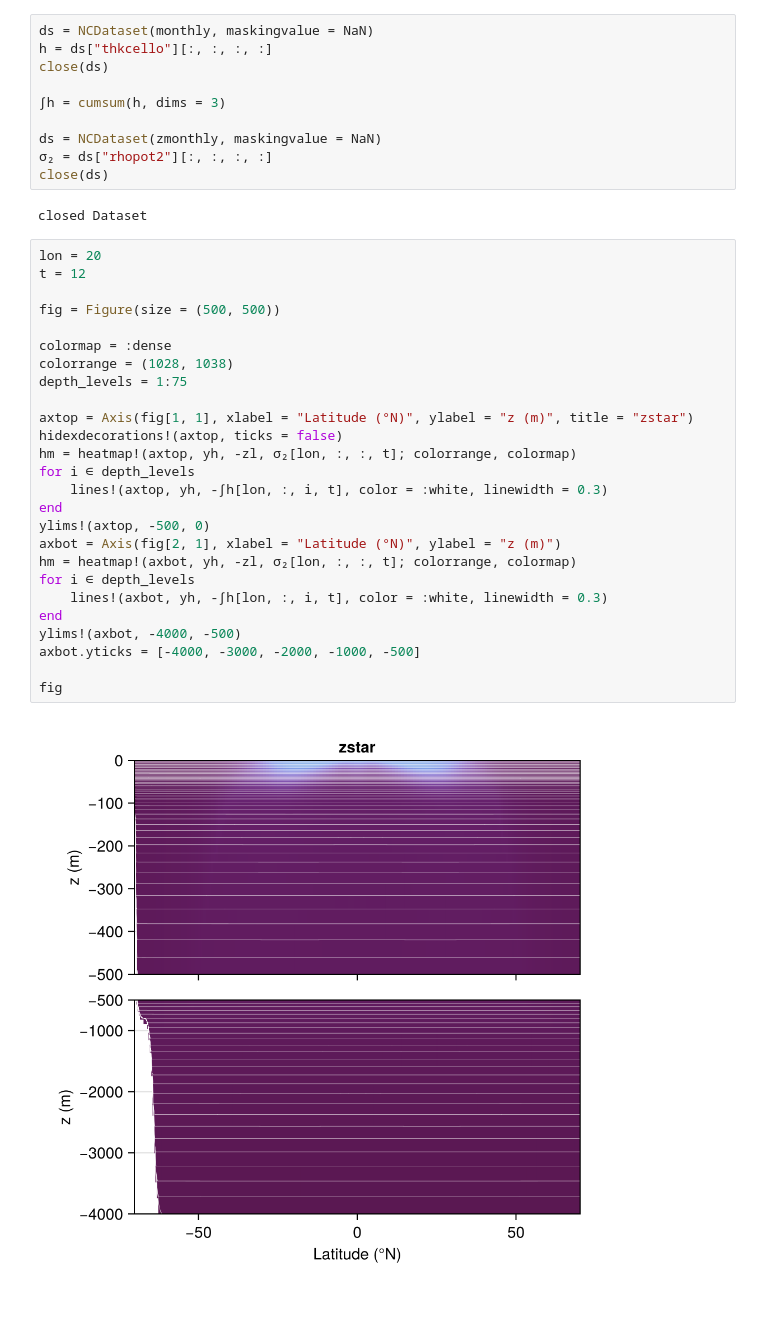
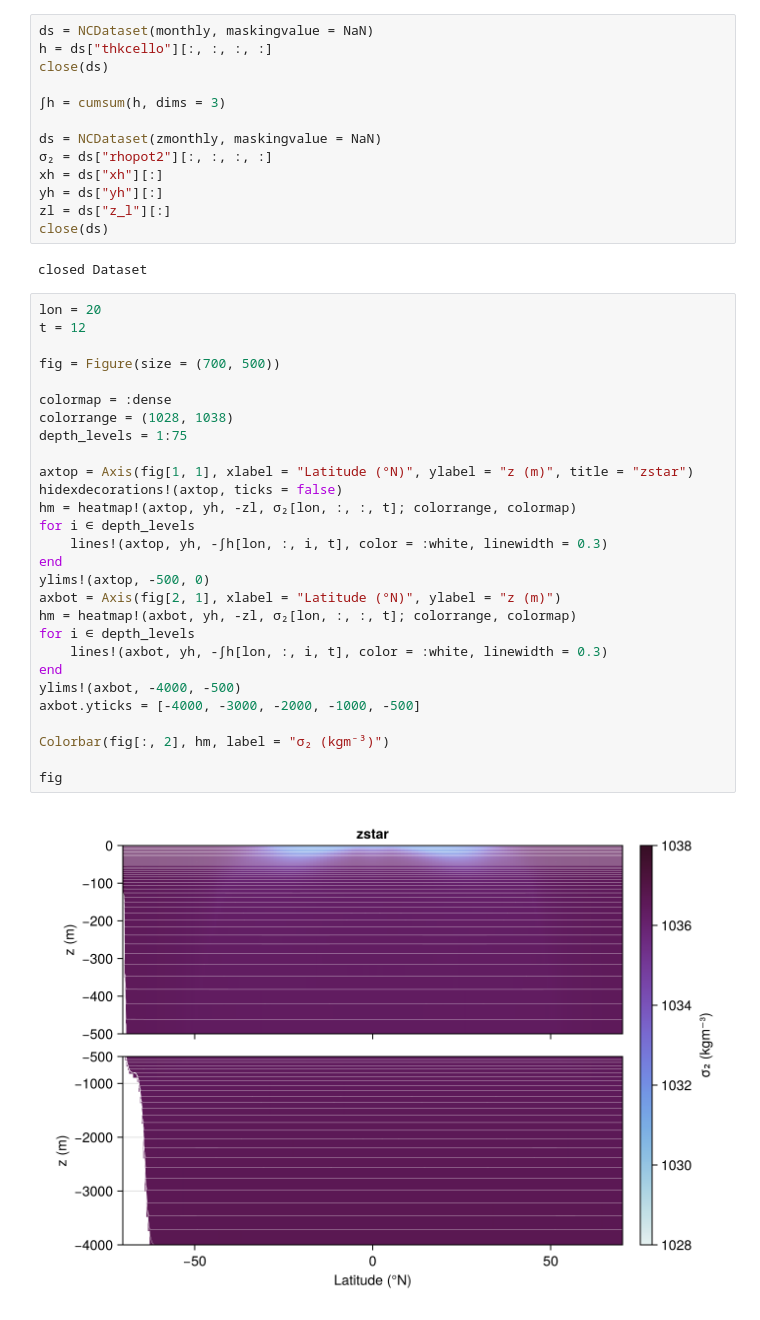
Before and after one commit to jbisits/anu-tub, a Jupyter notebook: output/zstar/one_deg_zstar.ipynb, the cells around one changed output. Cells and saved outputs as stored; diff of their text form.

```diff
--- a/output/zstar/one_deg_zstar.ipynb
+++ b/output/zstar/one_deg_zstar.ipynb
@@ -85,34 +74,39 @@ close(ds)
 
 ds = NCDataset(zmonthly, maskingvalue = NaN)
 σ₂ = ds["rhopot2"][:, :, :, :]
+xh = ds["xh"][:]
+yh = ds["yh"][:]
+zl = ds["z_l"][:]
 close(ds)
 # %% [output]
 closed Dataset
 # %%
 lon = 20
 t = 12
 
-fig = Figure(size = (500, 500))
+fig = Figure(size = (700, 500))
 
 colormap = :dense
 colorrange = (1028, 1038)
 depth_levels = 1:75
 
 axtop = Axis(fig[1, 1], xlabel = "Latitude (°N)", ylabel = "z (m)", title = "zstar")
 hidexdecorations!(axtop, ticks = false)
 hm = heatmap!(axtop, yh, -zl, σ₂[lon, :, :, t]; colorrange, colormap)
 for i ∈ depth_levels
     lines!(axtop, yh, -∫h[lon, :, i, t], color = :white, linewidth = 0.3)
 end
 ylims!(axtop, -500, 0)
 axbot = Axis(fig[2, 1], xlabel = "Latitude (°N)", ylabel = "z (m)")
 hm = heatmap!(axbot, yh, -zl, σ₂[lon, :, :, t]; colorrange, colormap)
 for i ∈ depth_levels
     lines!(axbot, yh, -∫h[lon, :, i, t], color = :white, linewidth = 0.3)
 end
 ylims!(axbot, -4000, -500)
 axbot.yticks = [-4000, -3000, -2000, -1000, -500]
 
+Colorbar(fig[:, 2], hm, label = "σ₂ (kgm⁻³)")
+
 fig
 # %% [output]
-[figure, old version]
+[figure, new version]
```
Also changed, not shown: parts of 4 cells of this notebook.
